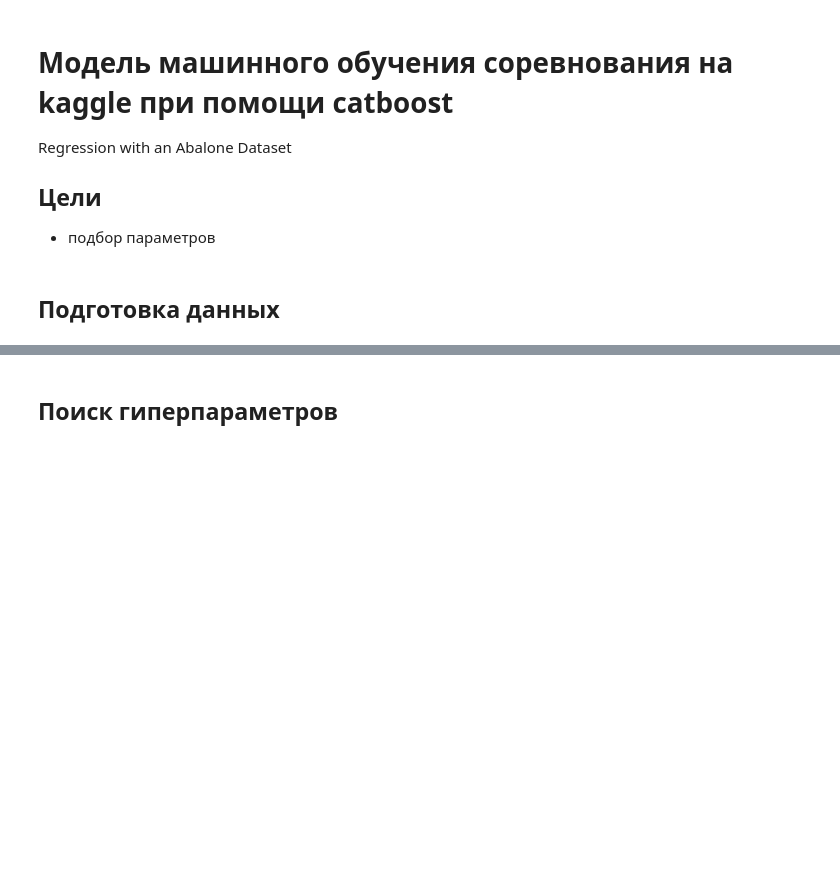
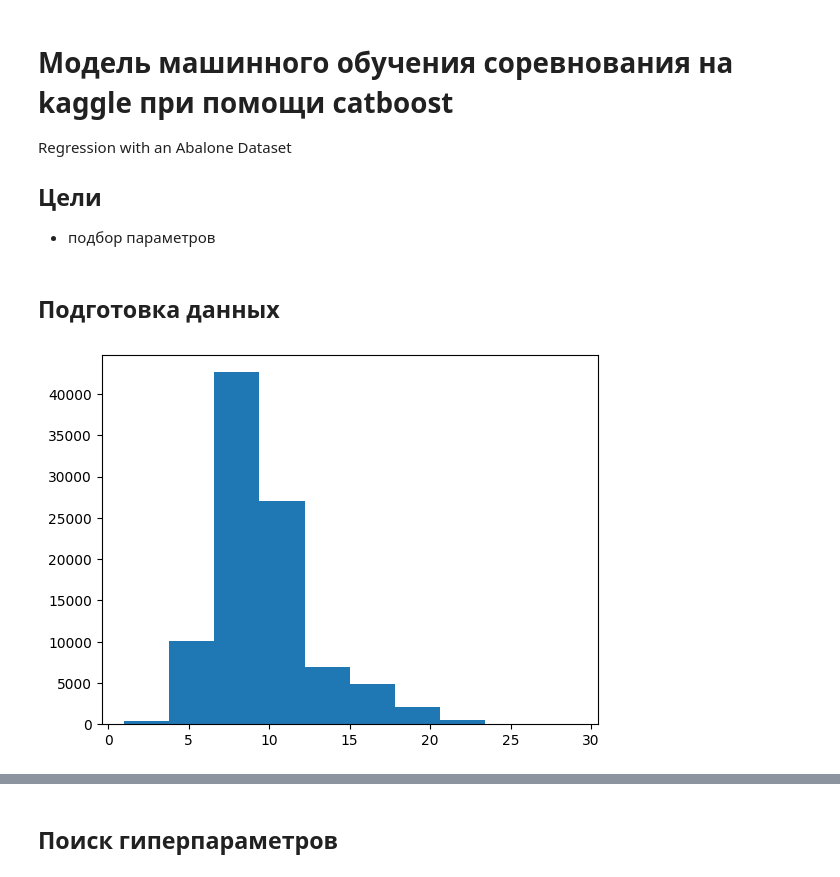
Before and after one commit to Werlor/Regression-with-an-Abalone-Dataset, a Jupyter notebook: best_cat_model.ipynb, the cells around one changed output, grey strips where cells are left out. Drawn from its saved outputs; the diff is of its cells as text; code cells hidden in the pictures; blank space fills up the shorter version.

```diff
--- a/best_cat_model.ipynb
+++ b/best_cat_model.ipynb
@@ -26,10 +28,23 @@ df_abalone.rename(columns={'Shucked weight': 'Whole weight.1',
 # удаляю id
 df.drop(columns='id', inplace=True)
 df_pred.drop(columns='id', inplace=True)
-# %%
-# привожу признак Sex к категориальному типу
-df['Sex'] = df['Sex'].astype('category')
-df_pred['Sex'] = df_pred['Sex'].astype('category')
-df_abalone['Sex'] = df_abalone['Sex'].astype('category')
 # %%
 df_all = pd.concat([df, df_abalone], ignore_index=True)
+# %%
+df_all = pd.get_dummies(df_all, columns=['Sex'], prefix='Sex')
+df_all[['Sex_F','Sex_M','Sex_I']] = df_all[['Sex_F','Sex_M','Sex_I']].astype(int)
+
+df_pred = pd.get_dummies(df_pred, columns=['Sex'], prefix='Sex')
+df_pred[['Sex_F','Sex_M','Sex_I']] = df_pred[['Sex_F','Sex_M','Sex_I']].astype(int)
+# %%
+# убераю пробелы в названиях столбцов
+new_columns = {'Whole weight.1': 'Whole_weight.1',
+               'Whole weight.2': 'Whole_weight.2',
+               'Whole weight': 'Whole_weight',
+               'Shell weight': 'Shell_weight'}
+df_all.rename(columns=new_columns, inplace=True)
+df_pred.rename(columns=new_columns, inplace=True)
+# %%
+plt.hist(df_all.Rings);
+# %% [output]
+[figure, added]
```
Also changed, not shown: parts of 15 cells of this notebook.
